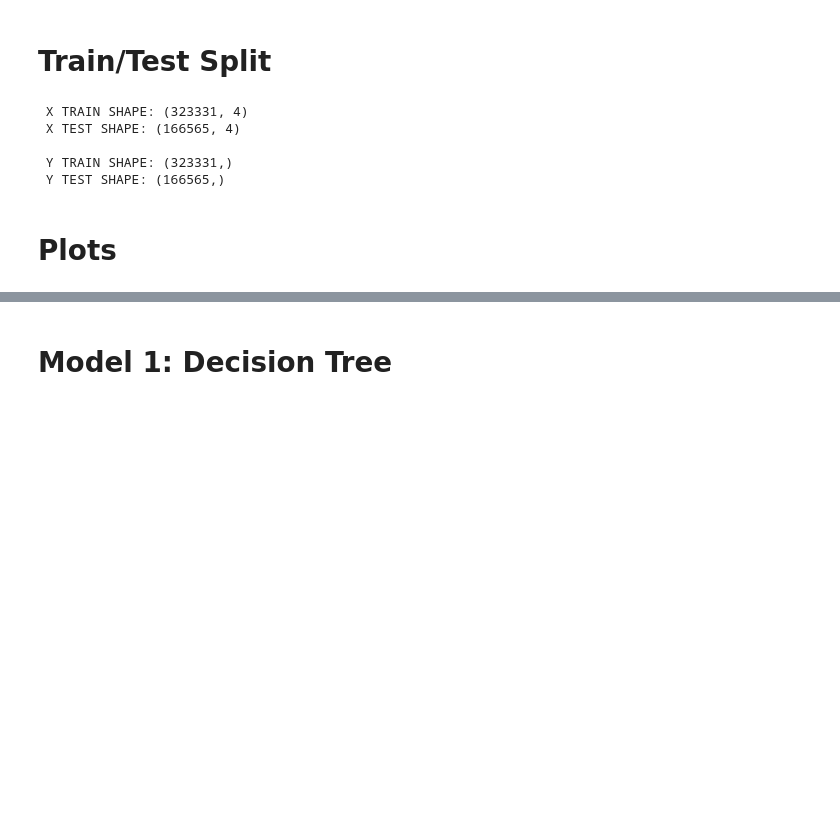
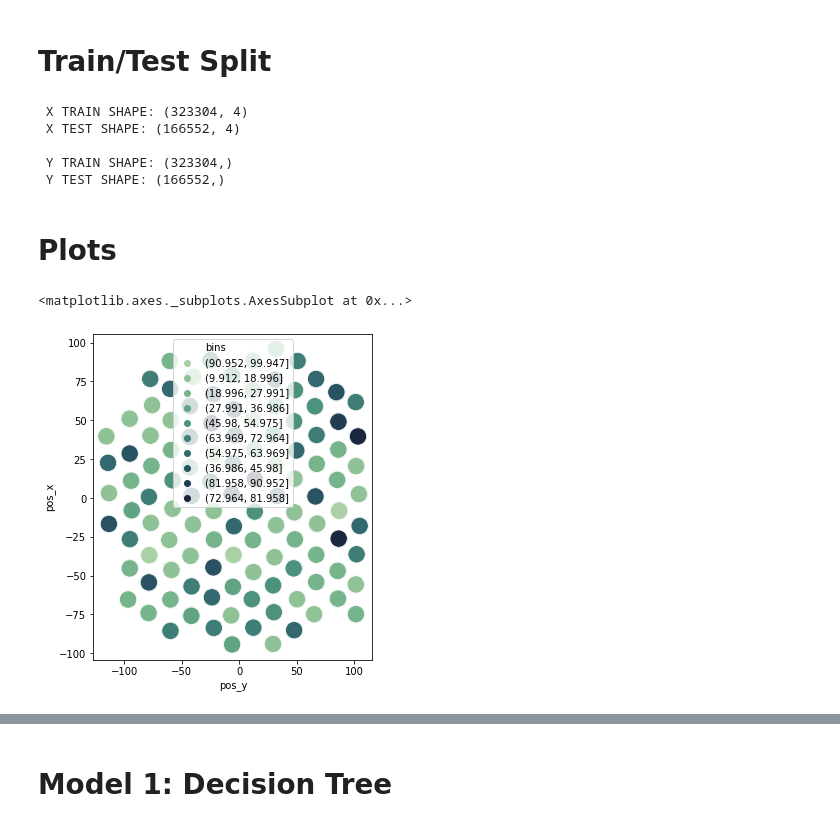
Before and after one commit to shrutirao94/km3net-neutrino-detection, a Jupyter notebook: notebooks/energy_inference/non_linear_regression.ipynb, the cells around one changed output, grey strips where cells are left out. Drawn from its saved outputs; the diff is of its cells as text; code cells hidden in the pictures; blank space fills up the shorter version.

```diff
--- a/notebooks/energy_inference/non_linear_regression.ipynb
+++ b/notebooks/energy_inference/non_linear_regression.ipynb
@@ -49,7 +37,7 @@ df.describe()
 # HoldOut Set
 # %%
 np.random.seed(20)
-remove_n = 10
+remove_n = 50
 group_names = df.group.unique()
 
 drop_groups = np.random.choice(group_names, remove_n, replace=False)
@@ -70,25 +58,29 @@ X_train, X_test, y_train, y_test = train_test_split(X, y, test_size=0.34, random
 print(" X TRAIN SHAPE: {} \n X TEST SHAPE: {} \n".format(X_train.shape, X_test.shape))
 print(" Y TRAIN SHAPE: {} \n Y TEST SHAPE: {}".format(y_train.shape, y_test.shape))
 # %% [output]
- X TRAIN SHAPE: (323331, 4)
- X TEST SHAPE: (166565, 4)
+ X TRAIN SHAPE: (323304, 4)
+ X TEST SHAPE: (166552, 4)
 
- Y TRAIN SHAPE: (323331,)
- Y TEST SHAPE: (166565,)
+ Y TRAIN SHAPE: (323304,)
+ Y TEST SHAPE: (166552,)
 # %% [markdown]
 # Plots
 # %%
 train = pd.concat([X_train, y_train], axis=1)
 train['bins'] = pd.cut(train['energy'], bins=10)
 # %%
-sns.scatterplot("pos_y",
-              "pos_x",
-              hue="bins",
-              data=train)
+sns.scatterplot("pos_y", "pos_x",
+                hue="bins",
+                s=300,
+                palette="ch:r=-.5,l=.75",
+                data=train)
 
-rcParams['figure.figsize'] = 17, 17
+# rcParams['figure.figsize'] = 17, 17
 
-plt.savefig("../../assets/energy/energy_train", dpi=600, bbox_inches = "tight")
+# plt.savefig("../../assets/energy/energy_train", dpi=600, bbox_inches = "tight")
+# %% [output]
+<matplotlib.axes._subplots.AxesSubplot at 0x...>
+[figure, added]
 # %%
 test = pd.concat([X_test, y_test], axis=1)
 test['bins'] = pd.cut(test['energy'], bins=10)
```
Also changed, not shown: parts of 26 cells of this notebook, 13 other files.
